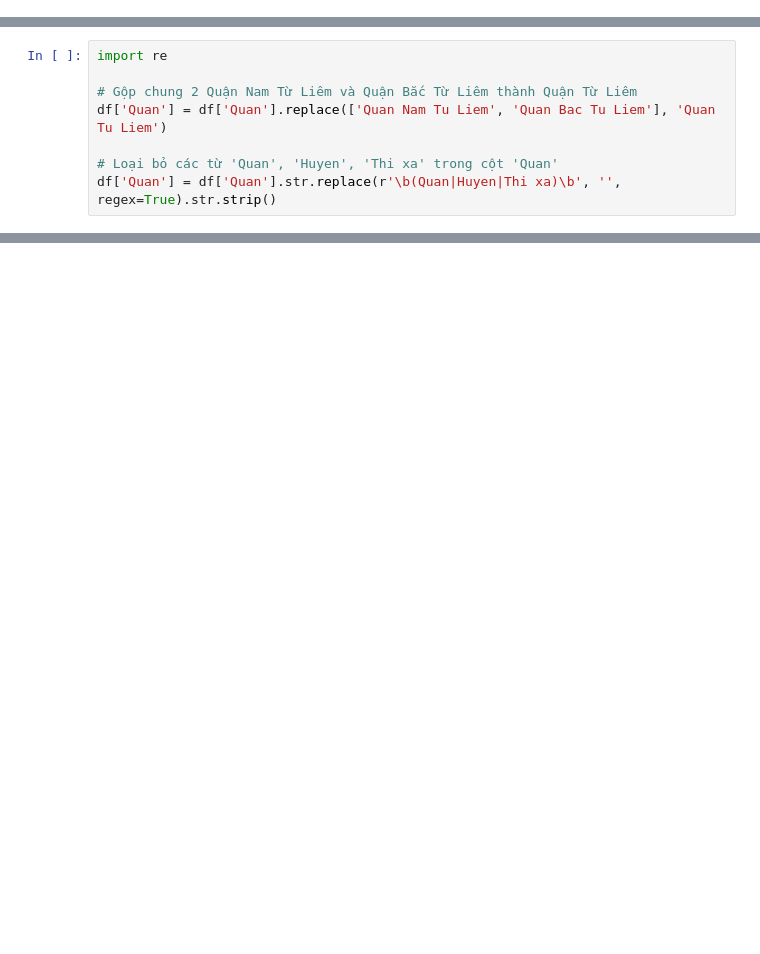
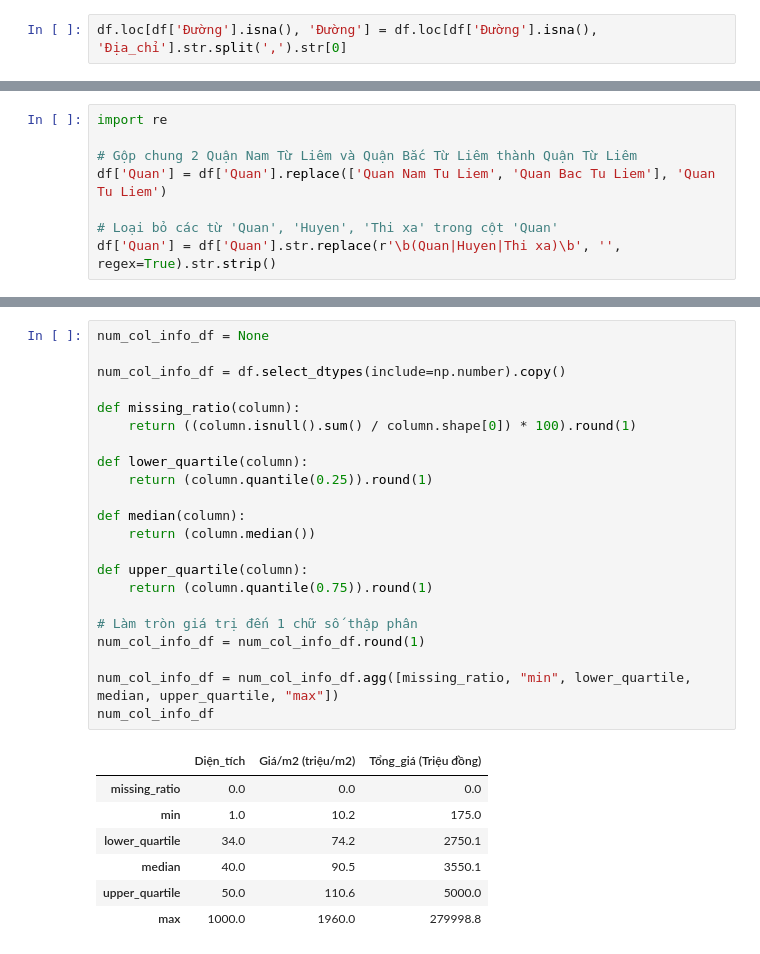
Before and after one commit to Hoangnhan1708/hn_house_price_dashboard, a Jupyter notebook: preprocess-vn-house-price.ipynb, the cells around one changed output, grey strips where cells are left out. Drawn from its saved outputs; the diff is of its cells as text; blank space fills up the shorter version.

```diff
--- a/preprocess-vn-house-price.ipynb
+++ b/preprocess-vn-house-price.ipynb
@@ -446,3 +449,5 @@ array(['Quận Cầu Giấy', 'Quận Thanh Xuân', 'Quận Hai Bà Trưng',
+# %%
+df.loc[df['Đường'].isna(), 'Đường'] = df.loc[df['Đường'].isna(), 'Địa_chỉ'].str.split(',').str[0]
 # %% [markdown]
 ### Chuyển cột `Quận` thành dạng không dấu
 # %%
@@ -486,0 +488,30 @@ plt.show()
+# %%
+num_col_info_df = None
+
+num_col_info_df = df.select_dtypes(include=np.number).copy()
+
+def missing_ratio(column):
+    return ((column.isnull().sum() / column.shape[0]) * 100).round(1)
+
+def lower_quartile(column):
+    return (column.quantile(0.25)).round(1)
+
+def median(column):
+    return (column.median())
+
+def upper_quartile(column):
+    return (column.quantile(0.75)).round(1)
+
+# Làm tròn giá trị đến 1 chữ số thập phân
+num_col_info_df = num_col_info_df.round(1)
+
+num_col_info_df = num_col_info_df.agg([missing_ratio, "min", lower_quartile, median, upper_quartile, "max"])
+num_col_info_df
+# %% [output]
+|  | Diện_tích | Giá/m2 (triệu/m2) | Tổng_giá (Triệu đồng) |
+| missing_ratio | 0.0 | 0.0 | 0.0 |
+| min | 1.0 | 10.2 | 175.0 |
+| lower_quartile | 34.0 | 74.2 | 2750.1 |
+| median | 40.0 | 90.5 | 3550.1 |
+| upper_quartile | 50.0 | 110.6 | 5000.0 |
+| max | 1000.0 | 1960.0 | 279998.8 |
```
Also changed, not shown: parts of 38 cells of this notebook, 2 other files.
